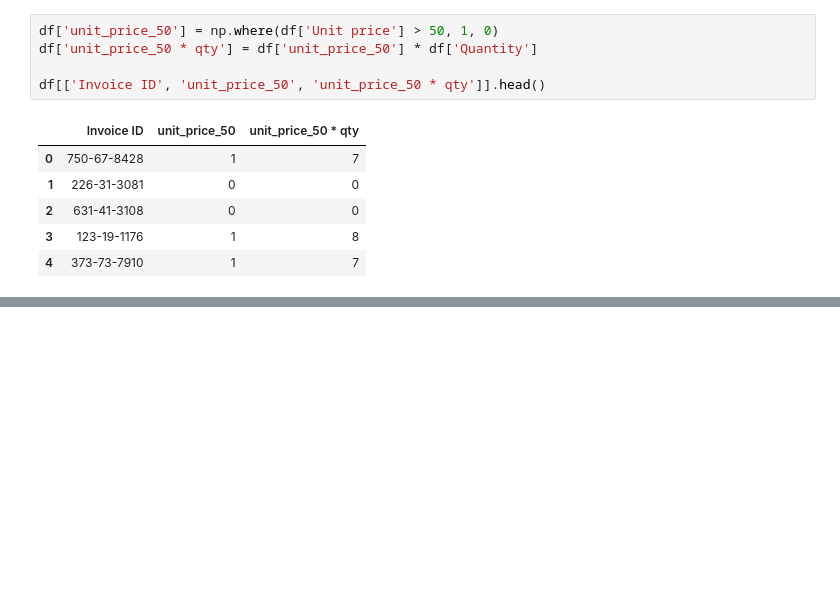
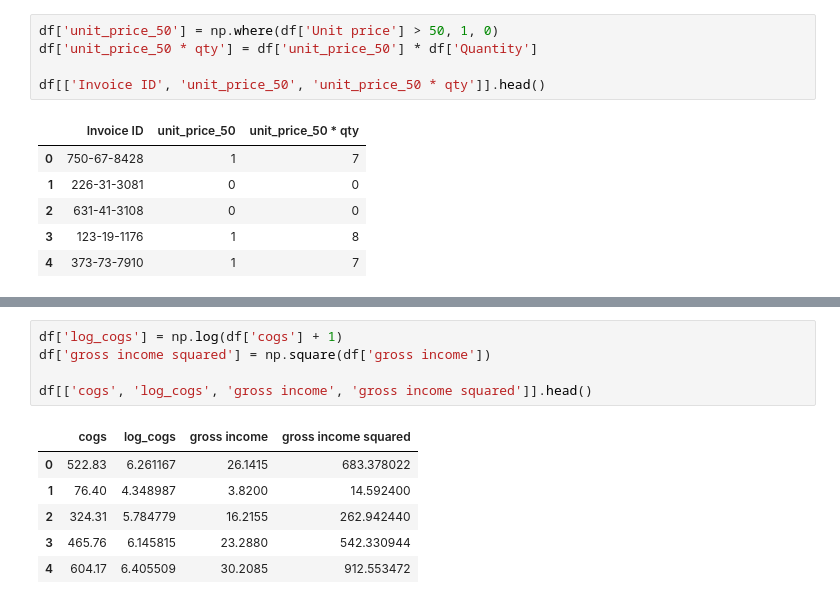
Before and after one commit to crdcamp/ml-learning-linear-regression-feature-engineering, a Jupyter notebook: feature_engineering_intro.ipynb, the cells around one changed output, grey strips where cells are left out. Cells and saved outputs as stored; diff of their text form; blank space fills up the shorter version.

```diff
--- a/feature_engineering_intro.ipynb
+++ b/feature_engineering_intro.ipynb
@@ -157,0 +168,12 @@ df[['Invoice ID', 'unit_price_50', 'unit_price_50 * qty']].head()
+# %%
+df['log_cogs'] = np.log(df['cogs'] + 1)
+df['gross income squared'] = np.square(df['gross income'])
+
+df[['cogs', 'log_cogs', 'gross income', 'gross income squared']].head()
+# %% [output]
+|  | cogs | log_cogs | gross income | gross income squared |
+| 0 | 522.83 | 6.261167 | 26.1415 | 683.378022 |
+| 1 | 76.40 | 4.348987 | 3.8200 | 14.592400 |
+| 2 | 324.31 | 5.784779 | 16.2155 | 262.942440 |
+| 3 | 465.76 | 6.145815 | 23.2880 | 542.330944 |
+| 4 | 604.17 | 6.405509 | 30.2085 | 912.553472 |
```
Also changed, not shown: parts of 2 cells of this notebook.
